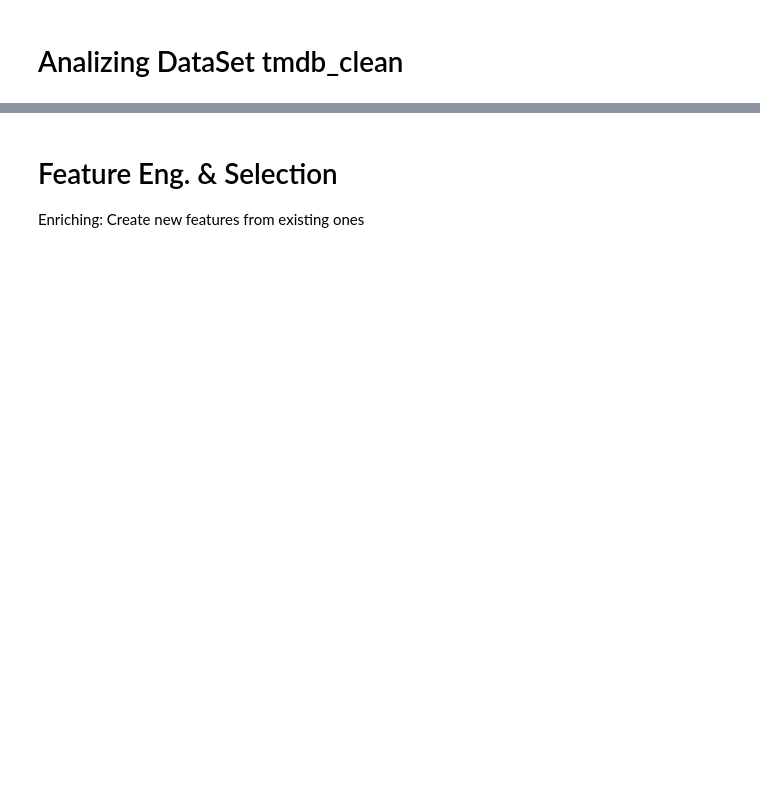
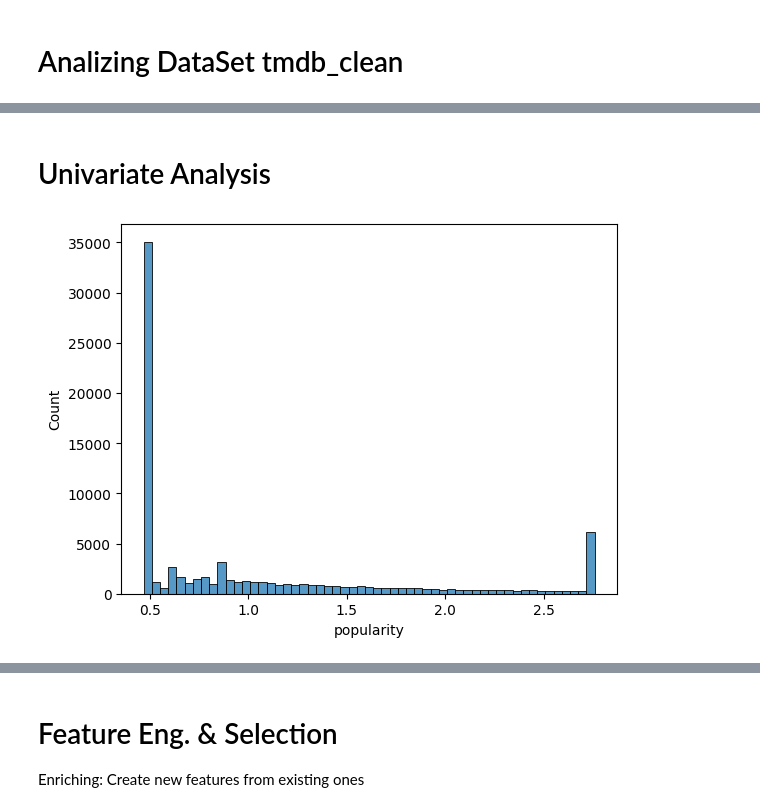
Before and after one commit to Elbx88/ML-Model-Perdiction, a Jupyter notebook: Project_ML_Models_Erez_Levy_TMDB_4.ipynb, the cells around one changed output, grey strips where cells are left out. Drawn from its saved outputs; the diff is of its cells as text; code cells hidden in the pictures; blank space fills up the shorter version.

```diff
--- a/Project_ML_Models_Erez_Levy_TMDB_4.ipynb
+++ b/Project_ML_Models_Erez_Levy_TMDB_4.ipynb
@@ -183,0 +226,10 @@ dtype: int64
+# %% [markdown]
+# Univariate Analysis
+# %%
+import seaborn as sns
+import matplotlib.pyplot as plt
+
+sns.histplot(tmdb_clean['popularity'])
+plt.show()
+# %% [output]
+[figure, added]
```
Also changed, not shown: parts of 41 cells of this notebook.
